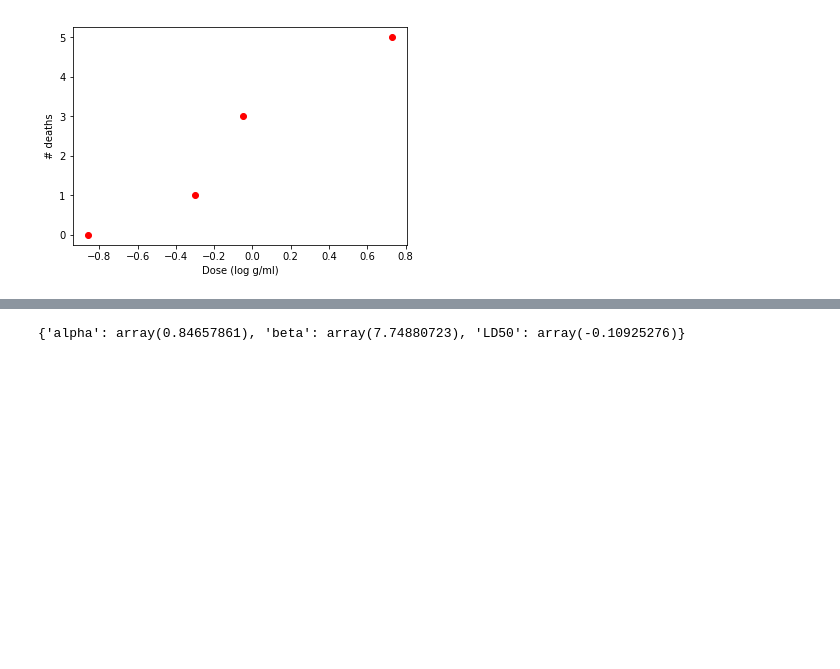
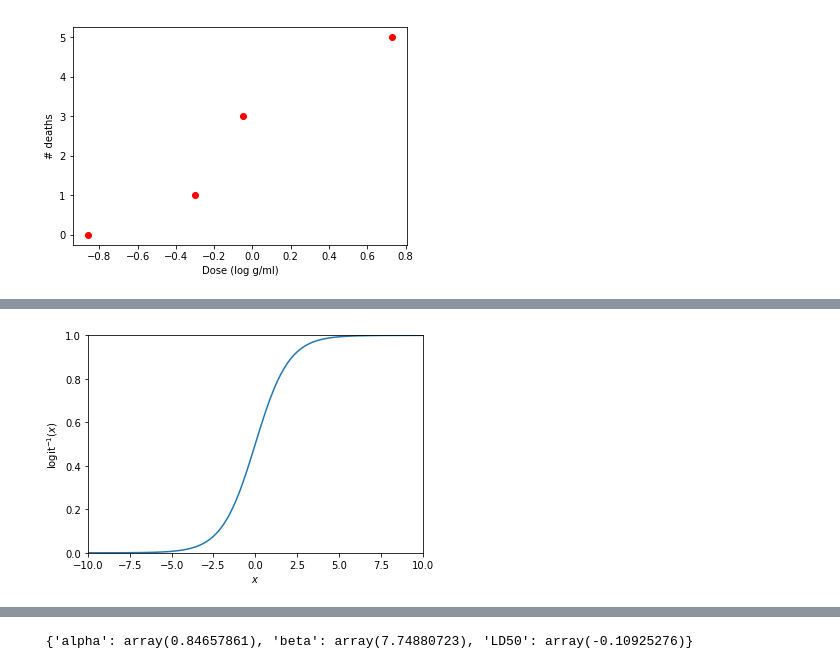
Before and after one commit to Narenman/AnalisisBayesiano, a Jupyter notebook: notebooks/bioassay.ipynb, the cells around one changed output, grey strips where cells are left out. Saved outputs shown, nothing was run; the diff lists cells and outputs as text; code cells hidden in the pictures; blank space fills up the shorter version.

```diff
--- a/notebooks/bioassay.ipynb
+++ b/notebooks/bioassay.ipynb
@@ -43,0 +62,7 @@ Alternativamente, podemos de
+# %%
+x = np.linspace(-10, 10, 100)
+plt.plot(x, spe.expit(x))
+plt.ylim(0, 1), plt.xlim(-10, 10)
+plt.ylabel(r'$\operatorname{logit}^{-1}(x)$'), plt.xlabel(r'$x$');
+# %% [output]
+[figure, added]
```
Also changed, not shown: parts of 37 cells of this notebook, 7 other files.
